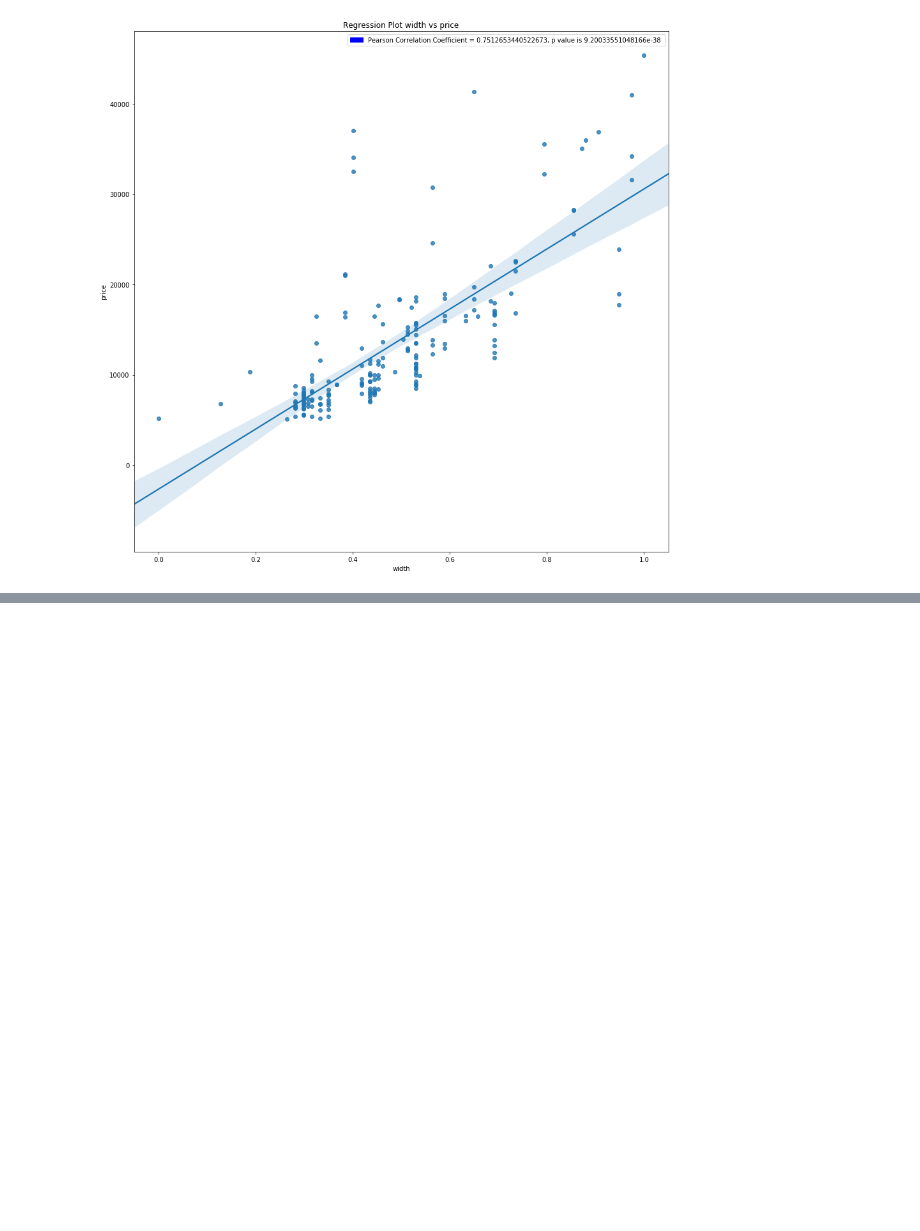
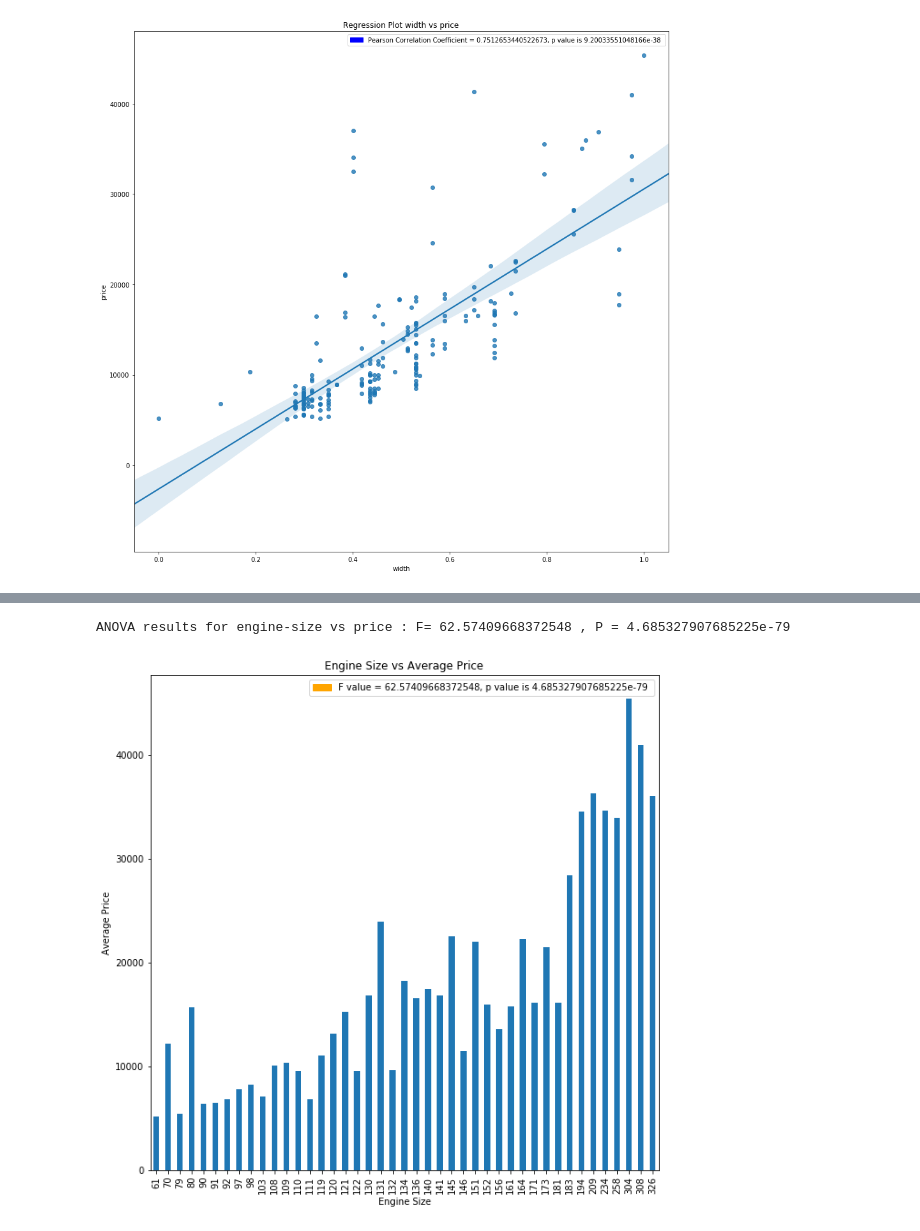
Before and after one commit to in-tandem/pandas_learning, a Jupyter notebook: data_analysis_auto_sales_history.ipynb, the cells around one changed output, grey strips where cells are left out. Drawn from its saved outputs; the diff is of its cells as text; code cells hidden in the pictures; blank space fills up the shorter version.

```diff
--- a/data_analysis_auto_sales_history.ipynb
+++ b/data_analysis_auto_sales_history.ipynb
@@ -657,0 +777,13 @@ Based on the above observations we can see that :
+# %%
+grouped_by_engine_size =  data[['engine-size','price']].groupby(['engine-size'], as_index = False)
+mean_price_grouped_by_engine_size = grouped_by_engine_size.mean()
+mean_price_grouped_by_engine_size.set_index('engine-size', inplace= True)
+indices = list(mean_price_grouped_by_engine_size.index)
+
+
+anova_results = calculateANOVA(data = prepareANOVAData(grouped_by_engine_size, indices), xlabel='engine-size', ylabel='price')
+plotBarChartAcrossCategories(mean_price_grouped_by_engine_size, xlabel = 'Engine Size', \
+                                 ylabel = 'Average Price', title = 'Engine Size vs Average Price', anova_results = anova_results)
+# %% [output]
+ANOVA results for engine-size vs price : F= 62.57409668372548 , P = 4.685327907685225e-79
+[figure, added]
```
Also changed, not shown: parts of 19 cells of this notebook.
